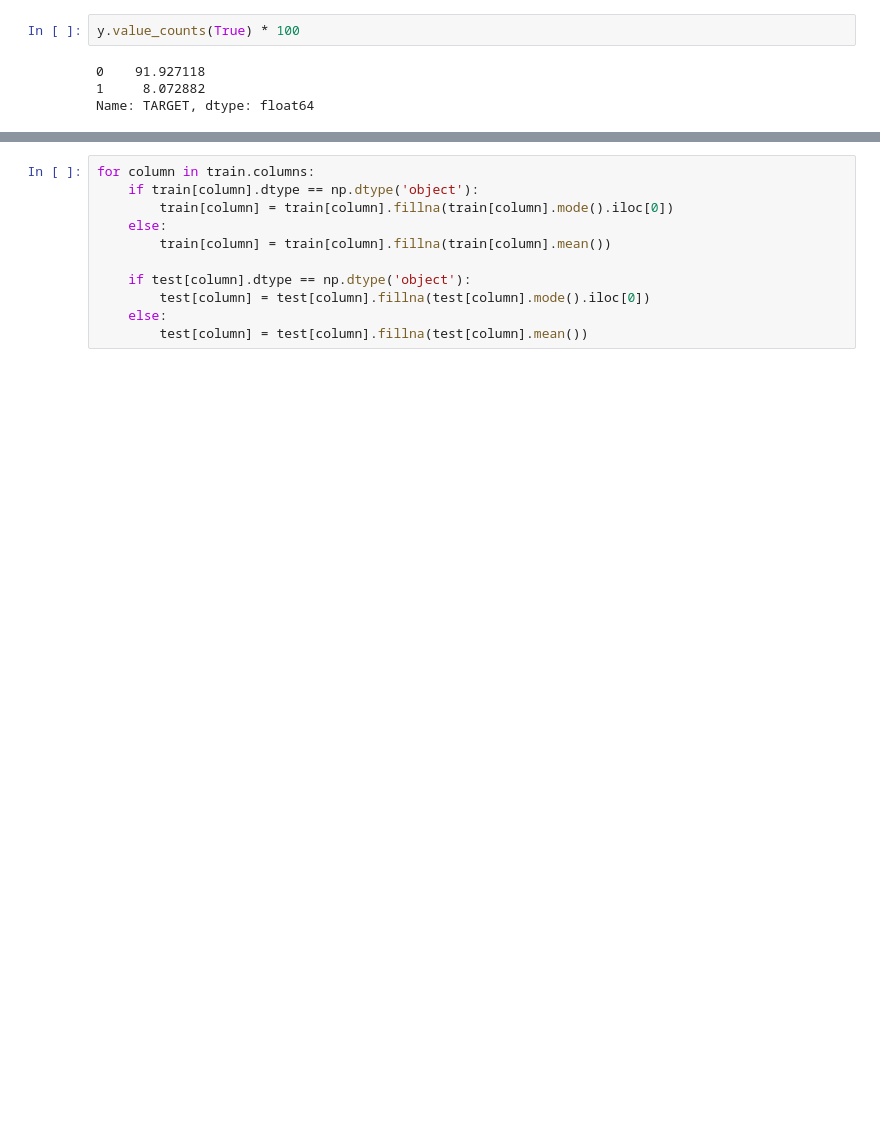
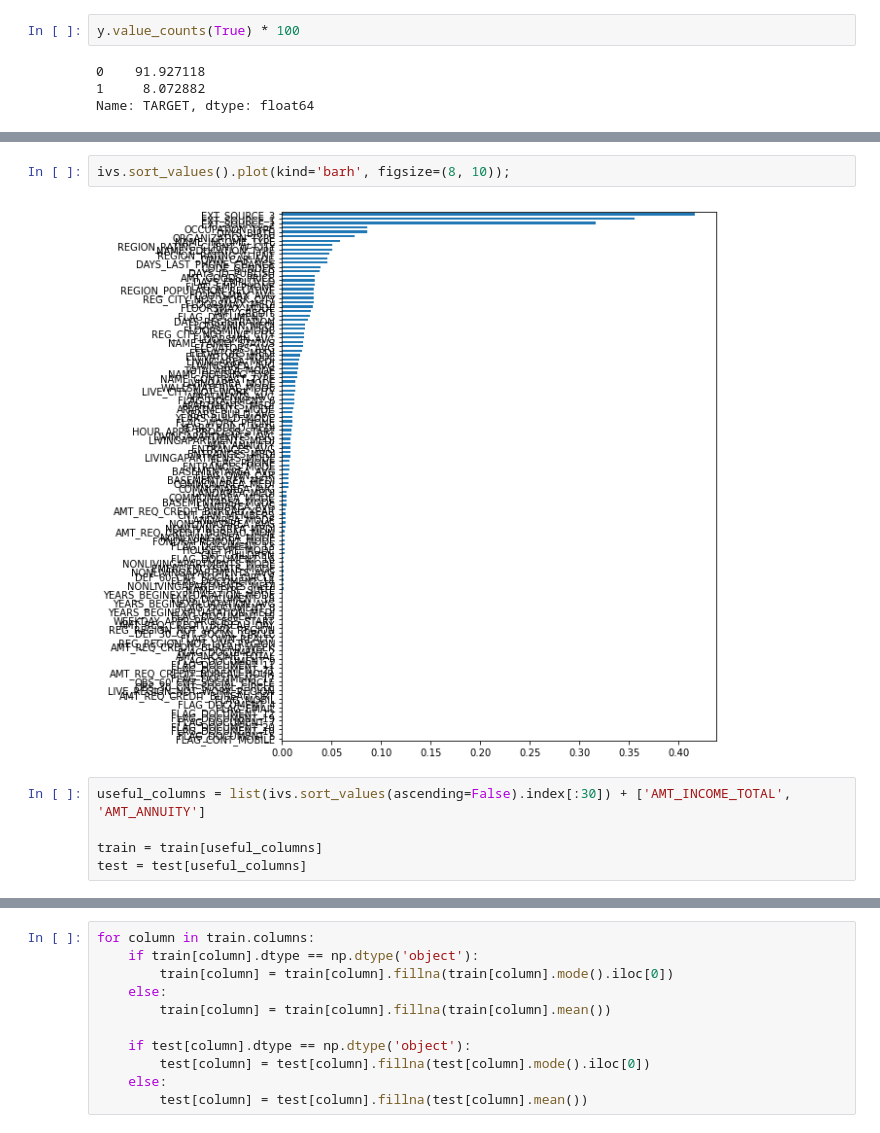
Before and after one commit to OrionChocoPie/machine-learning-mipt, a Jupyter notebook: 02 Home Credit Default Risk/LogisticRegression.ipynb, the cells around one changed output, grey strips where cells are left out. Saved outputs shown, nothing was run; the diff lists cells and outputs as text; blank space fills up the shorter version.

```diff
--- a/02 Home Credit Default Risk/LogisticRegression.ipynb
+++ b/02 Home Credit Default Risk/LogisticRegression.ipynb
@@ -57,0 +87,9 @@ other
+# %%
+ivs.sort_values().plot(kind='barh', figsize=(8, 10));
+# %% [output]
+[figure, added]
+# %%
+useful_columns = list(ivs.sort_values(ascending=False).index[:30]) + ['AMT_INCOME_TOTAL', 'AMT_ANNUITY']
+
+train = train[useful_columns]
+test = test[useful_columns]
```
Also changed, not shown: parts of 51 cells of this notebook.
